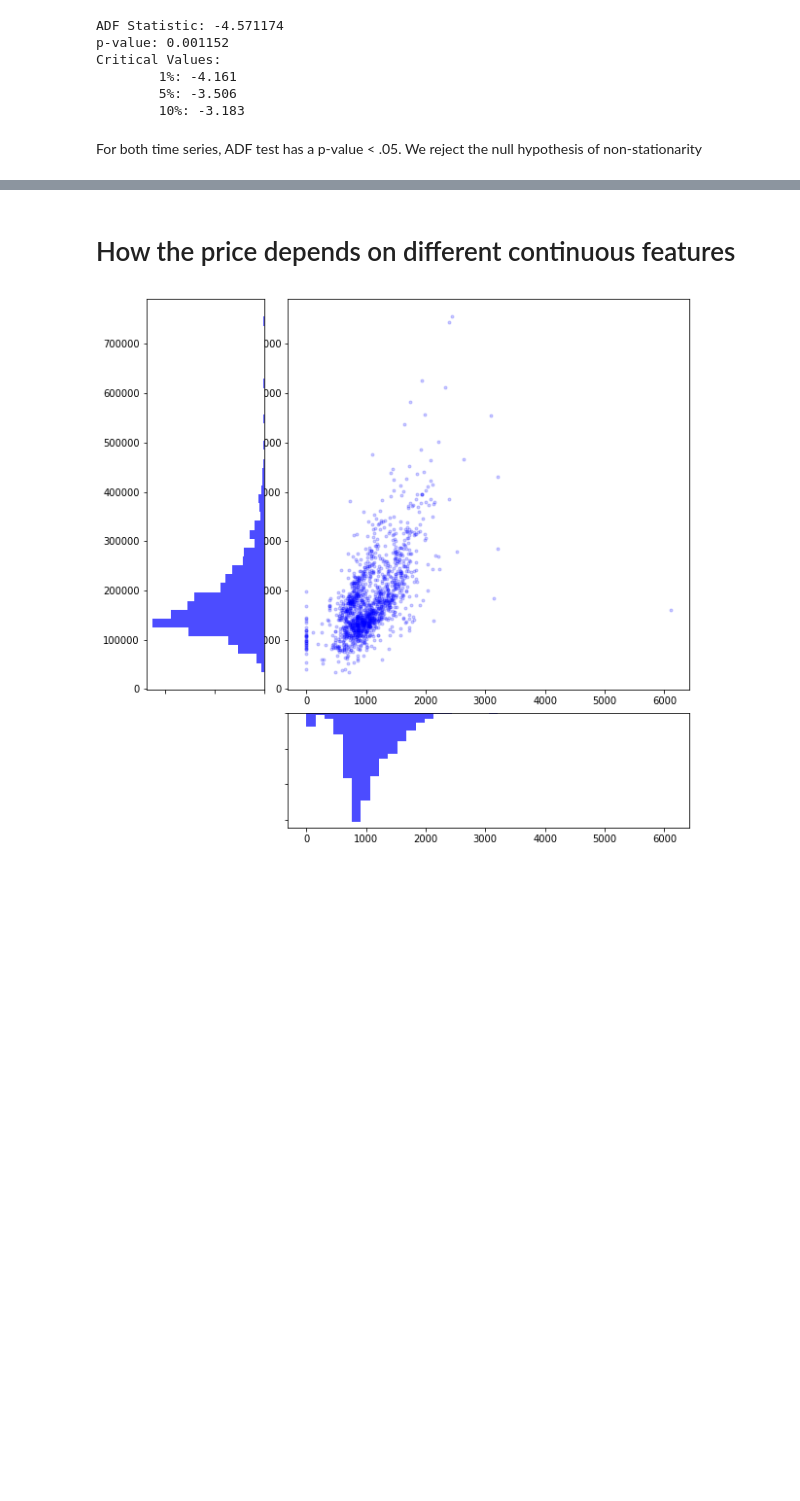
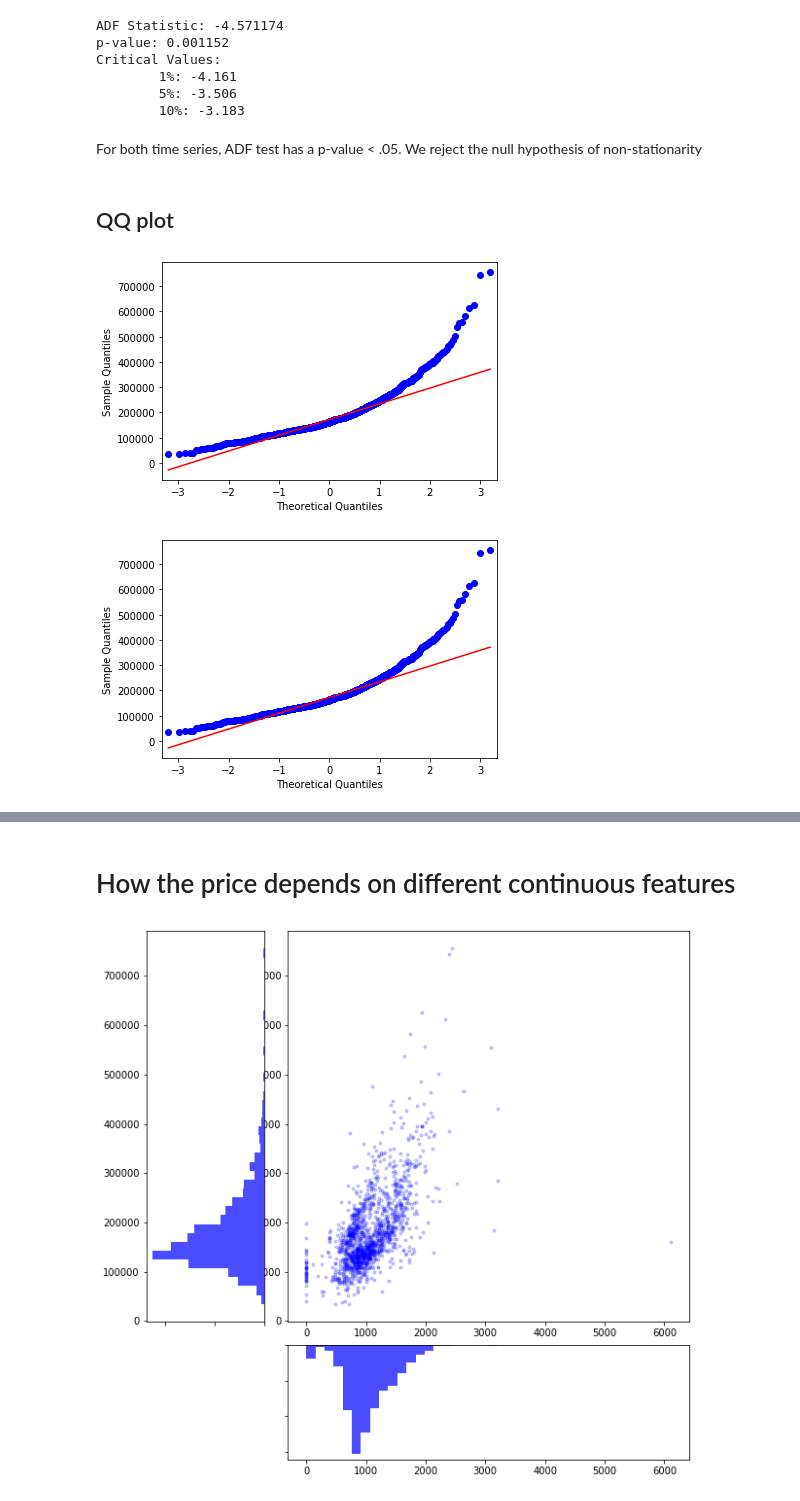
Before and after one commit to simondyates/HousePrices, a Jupyter notebook: Dan/dataEDA.ipynb, the cells around one changed output, grey strips where cells are left out. Drawn from its saved outputs; the diff is of its cells as text; code cells hidden in the pictures; blank space fills up the shorter version.

```diff
--- a/Dan/dataEDA.ipynb
+++ b/Dan/dataEDA.ipynb
@@ -150,3 +150,10 @@ Critical Values:
         10%: -3.183
 # %% [markdown]
 For both time series, ADF test has a p-value < .05. We reject the null hypothesis of non-stationarity
+# %% [markdown]
+## QQ plot
+# %%
+sm.qqplot(raw_df['SalePrice'], line='q')
+# %% [output]
+[figure, added]
+[figure, added]
```
Also changed, not shown: parts of 4 cells of this notebook, 6 other files.
